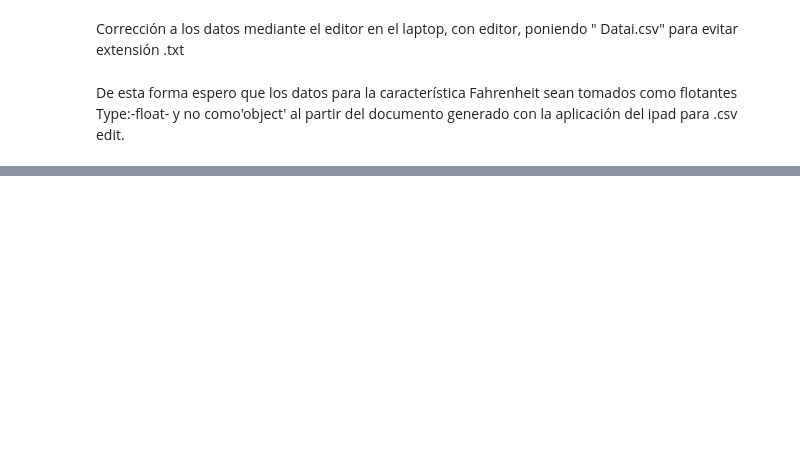
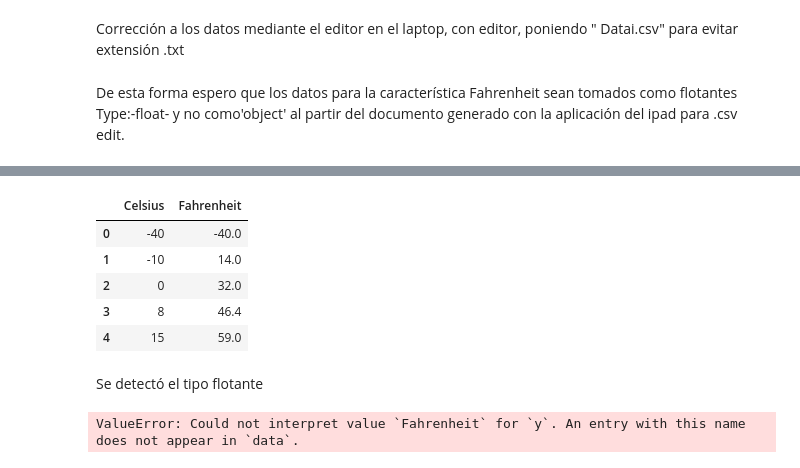
Before and after one commit to AlirioJF/Python-tutorials-iPad-, a Jupyter notebook: Primer_modelo.ipynb, the cells around one changed output, grey strips where cells are left out. Saved outputs shown, nothing was run; the diff lists cells and outputs as text; code cells hidden in the pictures; blank space fills up the shorter version.

```diff
--- a/Primer_modelo.ipynb
+++ b/Primer_modelo.ipynb
@@ -91,0 +97,16 @@ datos.info()
+# %%
+Temperaturas.head()
+# %% [output]
+|  | Celsius | Fahrenheit |
+| 0 | -40 | -40.0 |
+| 1 | -10 | 14.0 |
+| 2 | 0 | 32.0 |
+| 3 | 8 | 46.4 |
+| 4 | 15 | 59.0 |
+# %% [markdown]
+Se detectó el tipo flotante
+# %%
+import seaborn as sb
+sb.scatterplot(x = 'Celsius', y= 'Fahrenheit', data = Temperaturas , hue= "Fahrenheit" , palette= "coolwarm")
+# %% [output]
+ValueError: Could not interpret value `Fahrenheit` for `y`. An entry with this name does not appear in `data`.
```
Also changed, not shown: parts of 11 cells of this notebook.
